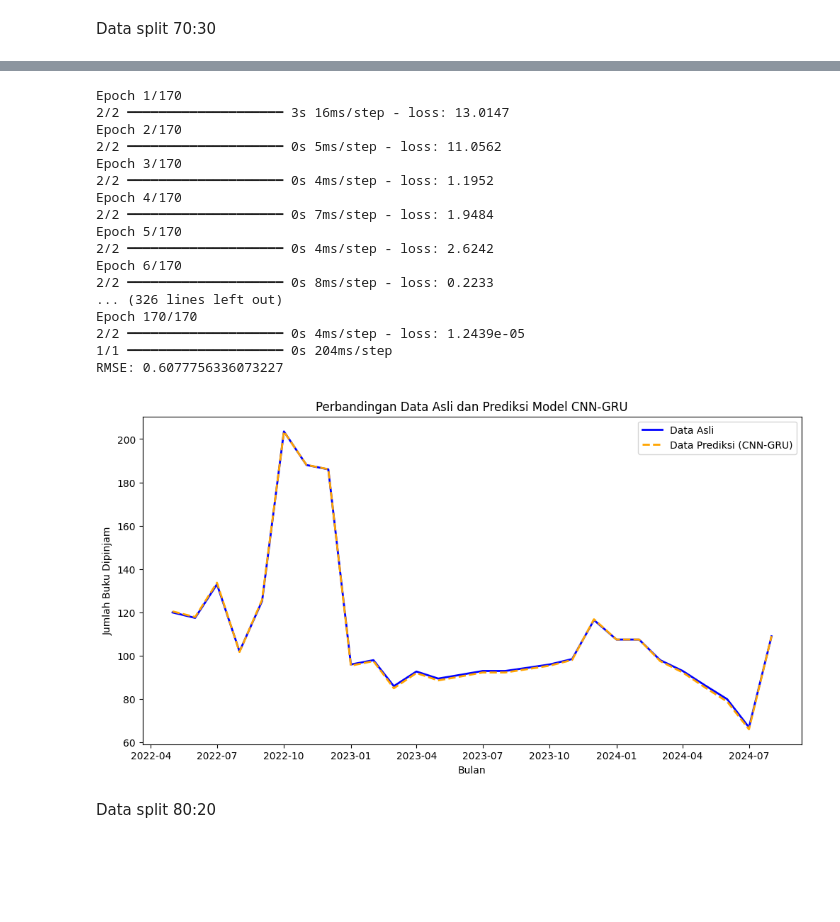
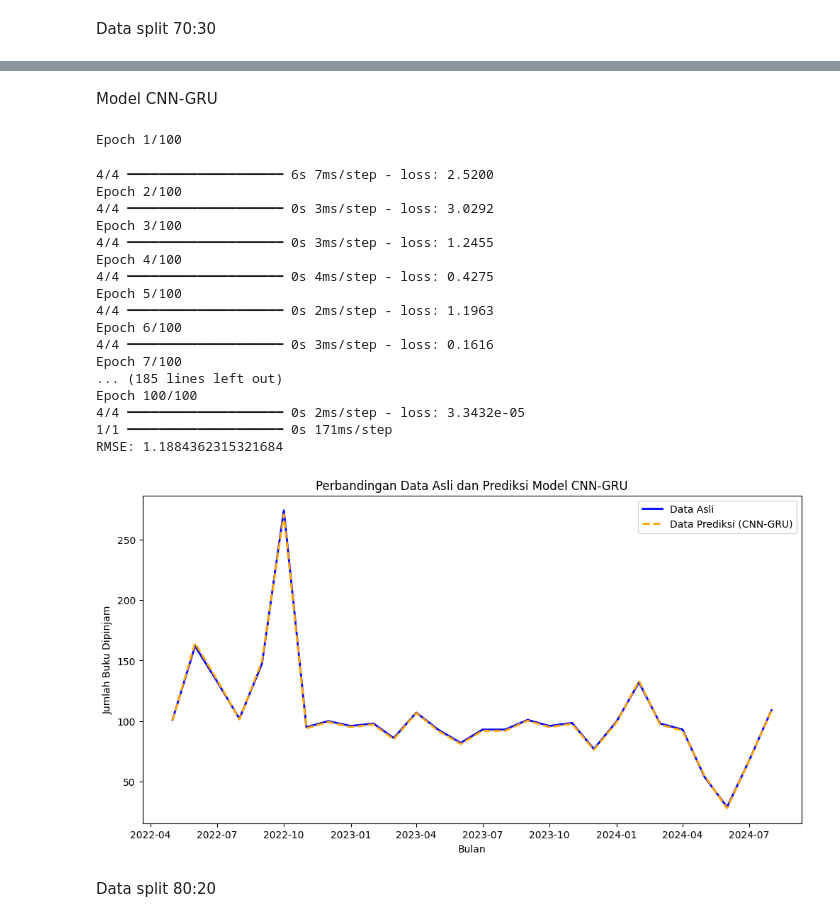
Before and after one commit to andikaryan/forecasting, a Jupyter notebook: CNN-GRU With Outlier Handling.ipynb, the cells around one changed output, grey strips where cells are left out. Drawn from its saved outputs; the diff is of its cells as text; code cells hidden in the pictures; blank space fills up the shorter version.

```diff
--- a/CNN-GRU With Outlier Handling.ipynb
+++ b/CNN-GRU With Outlier Handling.ipynb
@@ -221,12 +226,5 @@ Name: 2, dtype: float64
 # %%
-# Menambahkan beberapa outlier secara manual untuk contoh
-buku_000.loc[37 , 'Jumlah_buku_dipinjam'] = 344
-buku_000.loc[43, 'Jumlah_buku_dipinjam'] = 311
-buku_000.loc[68 , 'Jumlah_buku_dipinjam'] = 383
-buku_000.loc[69, 'Jumlah_buku_dipinjam'] = 274
-buku_000.loc[71, 'Jumlah_buku_dipinjam'] = 297
-
-# Menghitung Moving Average atau Median (misalnya window 3 bulan)
+# Menghitung Moving Average atau Median
 window_size = 8
 # Menghitung Rolling Median
 buku_000['rolling_median'] = buku_000['Jumlah_buku_dipinjam'].rolling(window=window_size, center=True).median()
@@ -248,5 +246,5 @@ buku_000.loc[outliers, 'Jumlah_buku_dipinjam'] = buku_000.loc[outliers, 'rolling
 # Drop kolom rolling mean dan rolling std (opsional)
 buku_000.drop(columns=['rolling_median', 'rolling_std'], inplace=True)
 
-print(buku_000.iloc[37:72])
+buku_000
 # %% [output]
@@ -282,3 +392,5 @@ Data split 70:30
+# %% [markdown]
+Model CNN-GRU
 # %%
 # Memisahkan fitur dan target
 X = buku_000[['Jumlah_buku_dipinjam']]  # Changed here
@@ -305,7 +417,7 @@ input_shape = (X_train.shape[1], X_train.shape[2])
 model_cnn_gru = Sequential()
 
 # Lapisan CNN untuk ekstraksi fitur
-model_cnn_gru.add(Conv1D(filters=128, kernel_size=1, activation='relu', input_shape=input_shape))
+model_cnn_gru.add(Conv1D(filters=32, kernel_size=1, activation='relu', input_shape=input_shape))
 model_cnn_gru.add(MaxPooling1D(pool_size=1))
 model_cnn_gru.add(Flatten())
 
@@ -319,52 +431,53 @@ model_cnn_gru.add(GRU(100, activation='relu'))
 model_cnn_gru.add(Dense(1))
 
 # Kompilasi model
 model_cnn_gru.compile(optimizer='adam', loss='mean_squared_error')
 
 # Latih model
-model_cnn_gru.fit(X_train, y_train_scaled, epochs=170, batch_size=32)
+model_cnn_gru.fit(X_train, y_train_scaled, epochs=100, batch_size=16)
 
 # Prediksi pada data uji
 y_pred_cnn_gru = model_cnn_gru.predict(X_test)
 
 y_pred_cnn_gru_inverse = scaler.inverse_transform(y_pred_cnn_gru)
 y_test_scaled_inverse = scaler.inverse_transform(y_test_scaled)
 
 # Evaluasi model
 mse = mean_squared_error(y_test_scaled_inverse, y_pred_cnn_gru_inverse)
 rmse = np.sqrt(mse)
 
 print(f"RMSE: {rmse}")
 
 # Visualisasi hasil prediksi dari model CNN-GRU
 bulan = buku_000.iloc[-len(y_test):]['Bulan'].values  # Ambil data bulan dari data uji
 plt.figure(figsize=(12, 6))
 plt.plot(bulan, y_test_scaled_inverse, label='Data Asli', color='blue', linewidth=2)
 plt.plot(bulan, y_pred_cnn_gru_inverse, label='Data Prediksi (CNN-GRU)', color='orange', linestyle='--', linewidth=2)
 plt.xlabel('Bulan')
 plt.ylabel('Jumlah Buku Dipinjam')
 plt.title('Perbandingan Data Asli dan Prediksi Model CNN-GRU')
 plt.legend()
 plt.show()
 # %% [output]
-Epoch 1/170
-2/2 ━━━━━━━━━━━━━━━━━━━━ 3s 16ms/step - loss: 13.0147
-Epoch 2/170
-2/2 ━━━━━━━━━━━━━━━━━━━━ 0s 5ms/step - loss: 11.0562
-Epoch 3/170
-2/2 ━━━━━━━━━━━━━━━━━━━━ 0s 4ms/step - loss: 1.1952
-Epoch 4/170
-2/2 ━━━━━━━━━━━━━━━━━━━━ 0s 7ms/step - loss: 1.9484
-Epoch 5/170
-2/2 ━━━━━━━━━━━━━━━━━━━━ 0s 4ms/step - loss: 2.6242
-Epoch 6/170
-2/2 ━━━━━━━━━━━━━━━━━━━━ 0s 8ms/step - loss: 0.2233
-... (326 lines left out)
-Epoch 170/170
-2/2 ━━━━━━━━━━━━━━━━━━━━ 0s 4ms/step - loss: 1.2439e-05
-1/1 ━━━━━━━━━━━━━━━━━━━━ 0s 204ms/step
-RMSE: 0.6077756336073227
+Epoch 1/100
+4/4 ━━━━━━━━━━━━━━━━━━━━ 6s 7ms/step - loss: 2.5200
+Epoch 2/100
+4/4 ━━━━━━━━━━━━━━━━━━━━ 0s 3ms/step - loss: 3.0292
+Epoch 3/100
+4/4 ━━━━━━━━━━━━━━━━━━━━ 0s 3ms/step - loss: 1.2455
+Epoch 4/100
+4/4 ━━━━━━━━━━━━━━━━━━━━ 0s 4ms/step - loss: 0.4275
+Epoch 5/100
+4/4 ━━━━━━━━━━━━━━━━━━━━ 0s 2ms/step - loss: 1.1963
+Epoch 6/100
+4/4 ━━━━━━━━━━━━━━━━━━━━ 0s 3ms/step - loss: 0.1616
+Epoch 7/100
+... (185 lines left out)
+Epoch 100/100
+4/4 ━━━━━━━━━━━━━━━━━━━━ 0s 2ms/step - loss: 3.3432e-05
+1/1 ━━━━━━━━━━━━━━━━━━━━ 0s 171ms/step
+RMSE: 1.1884362315321684
-[figure, old version]
+[figure, new version]
 # %% [markdown]
 Data split 80:20
 # %%
```
Also changed, not shown: parts of 12 cells of this notebook, 30 other files.
